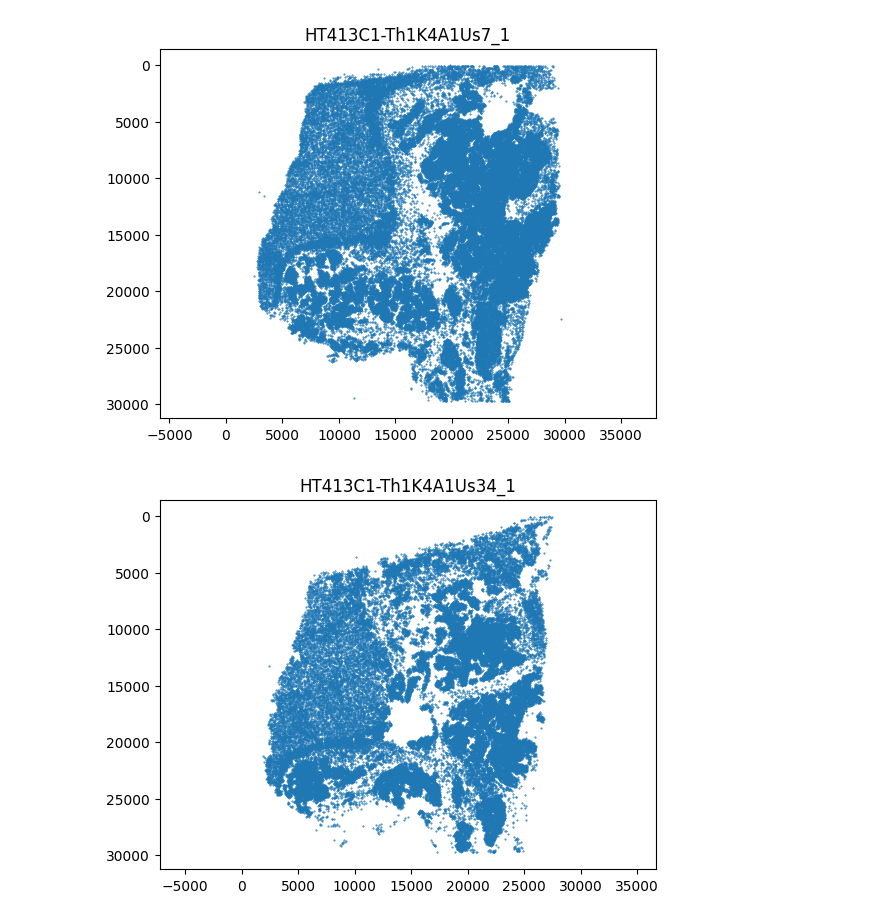
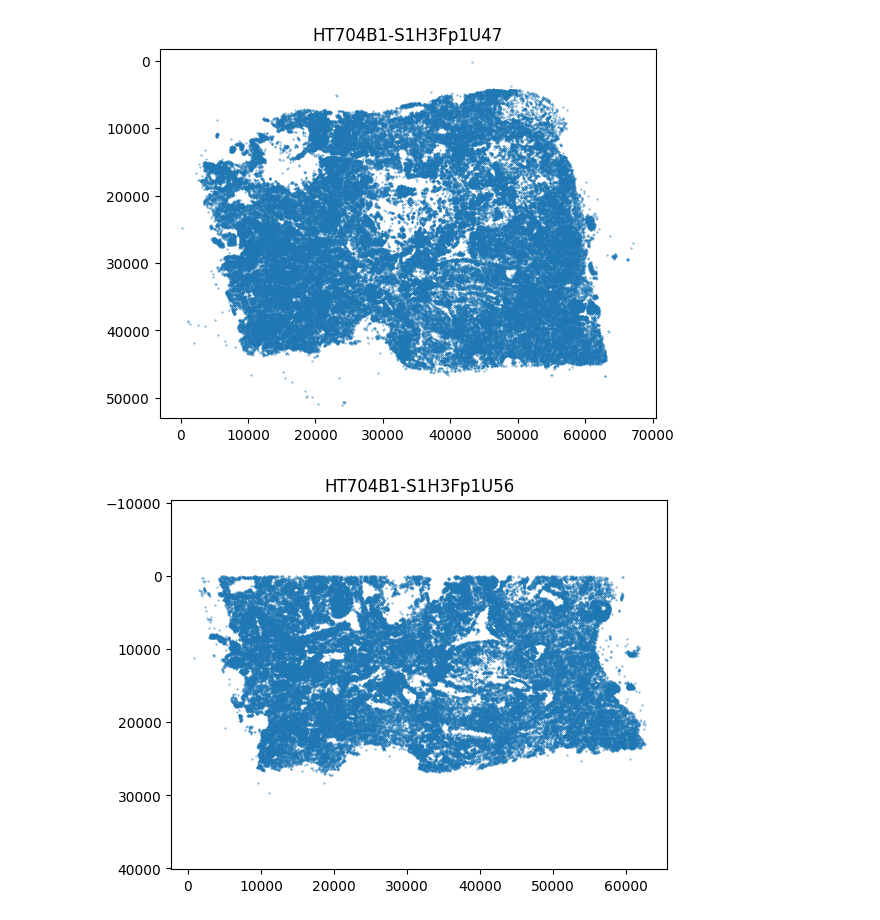
Before and after one commit to ding-lab/mushroom, a Jupyter notebook: notebooks/projects/htan_talk/step0_cosmx_loading.ipynb, the cells around one changed output. Drawn from its saved outputs; the diff is of its cells as text; code cells hidden in the pictures.

Commit message:
fixing cosmx

```diff
--- a/notebooks/projects/htan_talk/step0_cosmx_loading.ipynb
+++ b/notebooks/projects/htan_talk/step0_cosmx_loading.ipynb
@@ -13,7 +11,11 @@ The autoreload extension is already loaded. To reload it, use:
 import mushroom.data.cosmx as cosmx
 import mushroom.utils as utils
 # %%
-cosmx_dir = '/diskmnt/primary/CosMx/data/HT413C1-Th1K4A1Us34_1___HT413C1-Th1K4A1Us7_1'
-save_dir = '/diskmnt/Projects/Users/estorrs/imaging-analysis/data/htan_talk/cosmx'
+# cosmx_dir = '/diskmnt/primary/CosMx/data/HT704B1-S1H3Fp1U14___HT704B1-S1H3Fp1U22'
+cosmx_dir = '/diskmnt/primary/CosMx/data/HT704B1-S1H3Fp1U56___HT704B1-S1H3Fp1U47'
+save_dir = '/diskmnt/Projects/Users/estorrs/imaging-analysis/data/htan_talk/cosmx/HT704B1'
 Path(save_dir).mkdir(parents=True, exist_ok=True)
+# %%
+flatfiles_dir = os.path.join(cosmx_dir, 'flatfiles')
+morph_dir = '/diskmnt/primary/CosMx/data/HT704B1-S1H3Fp1U56___HT704B1-S1H3Fp1U47/HT704B1_S1H3Fp1slide19/20240620_214004_S2/CellStatsDir/Morphology2D'
 # %%
@@ -23,9 +25,12 @@ cosmx.display_fovs(cosmx_dir)
 # %%
 scaler = .1
 sample_to_bbox = {
-    'HT413C1-Th1K4A1Us7_1': (0, 5, 0, 5), # top, bottom, left, right
-    'HT413C1-Th1K4A1Us34_1': (11, 16, 0, 5),
+    'HT704B1-S1H3Fp1U47': (0, 7, 0, 9), # top, bottom, left, right
+    'HT704B1-S1H3Fp1U56': (8, 14, 0, 10),
 }
 # %%
-sample_to_adata = cosmx.adata_from_cosmx(cosmx_dir, sample_to_bbox=sample_to_bbox, scaler=scaler)
+sample_to_adata = cosmx.adata_from_cosmx(
+    cosmx_dir, sample_to_bbox=sample_to_bbox, scaler=scaler,
+    flatfiles_dir=flatfiles_dir, morphology_dir=morph_dir, version='v2',
+)
 # %%
@@ -34,14 +38,14 @@ for sid, adata in sample_to_adata.items():
     adata.write_h5ad(os.path.join(save_dir, f'{sid}.h5ad'))
 # %%
 for sid, adata in sample_to_adata.items():
-    plt.scatter(adata.obsm['spatial'][:, 0], adata.obsm['spatial'][:, 1], s=.2)
+    plt.scatter(adata.obsm['spatial'][:, 0], adata.obsm['spatial'][:, 1], s=.1)
     plt.gca().invert_yaxis()
     plt.axis('equal')
     plt.title(sid)
     plt.show()
 # %% [output]
-[figure, old version]
+[figure, new version]
-[figure, old version]
+[figure, new version]
 # %%
 for sid, adata in sample_to_adata.items():
     img = next(iter(adata.uns['spatial'].values()))['images']['hires']
```
Also changed, not shown: parts of 6 cells of this notebook, 4 other files.
